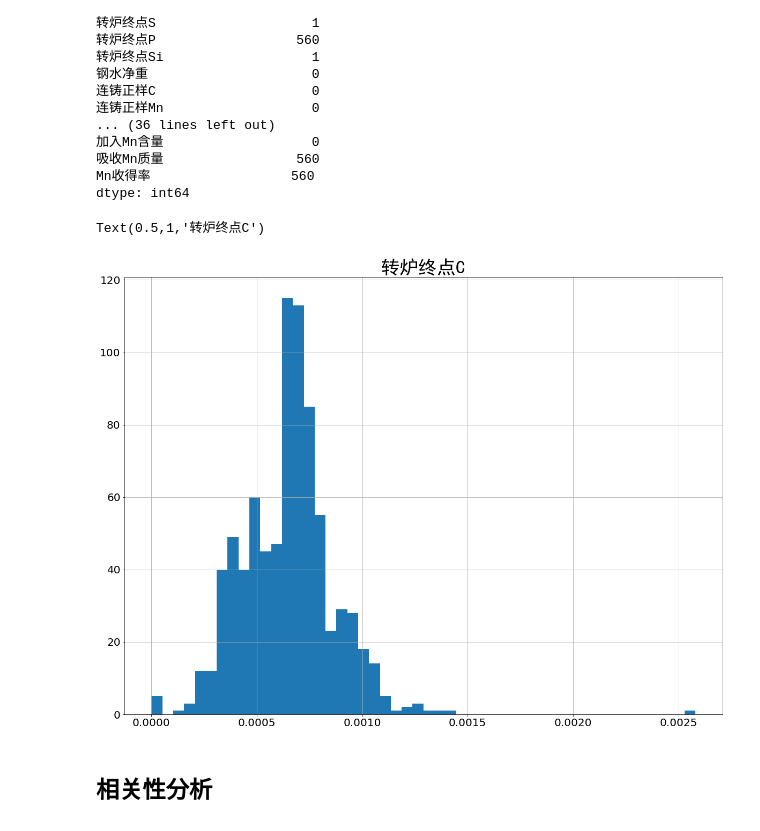
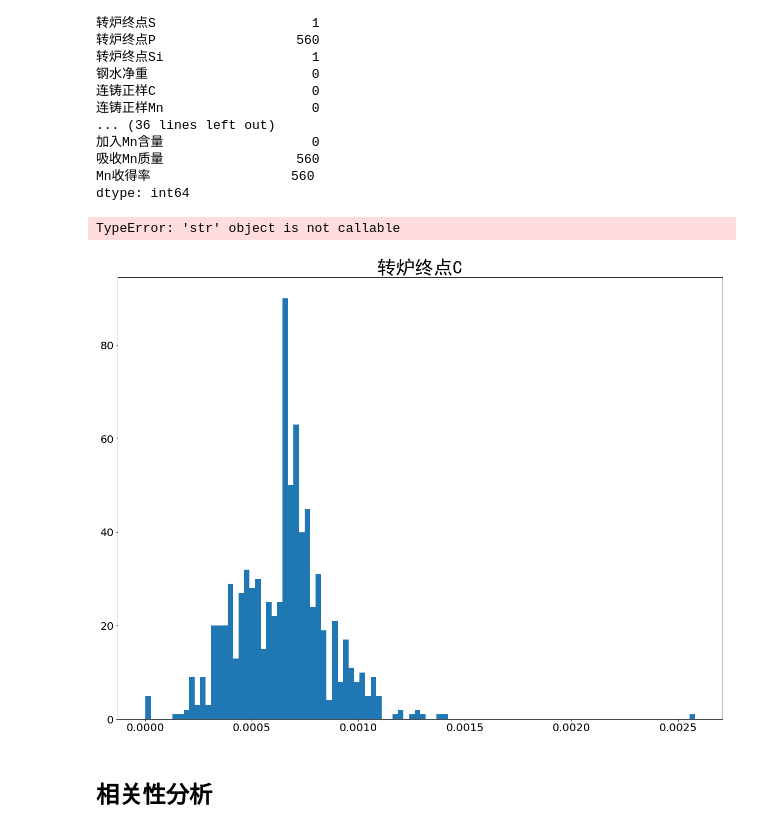
Before and after one commit to geekhch/MarthorCup, a Jupyter notebook: code/Q1.ipynb, the cells around one changed output. Drawn from its saved outputs; the diff is of its cells as text; code cells hidden in the pictures.

```diff
--- a/code/Q1.ipynb
+++ b/code/Q1.ipynb
@@ -52,14 +52,18 @@ data.isna().sum()
 吸收Mn质量                 560
 Mn收得率                  560
 dtype: int64
+# %%
+plt.grid()
+# %% [output]
+TypeError: 'str' object is not callable
 # %%
-data['转炉终点C'].hist(bins=50)
+h = data['转炉终点C'].hist(bins=100,)
 plt.xticks(fontsize=20)
 plt.yticks(fontsize=20)
 plt.title('转炉终点C',fontproperties="SimHei",fontsize=35)
+h.grid(False)
 # %% [output]
-Text(0.5,1,'转炉终点C')
-[figure, old version]
+[figure, new version]
 # %%
 # data.isnull().sum()
 # %% [markdown]
```
Also changed, not shown: parts of 5 cells of this notebook, 10 other files.
